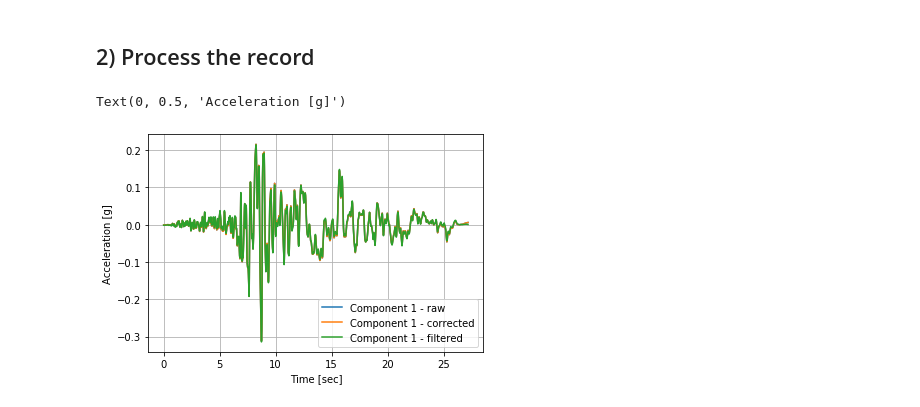
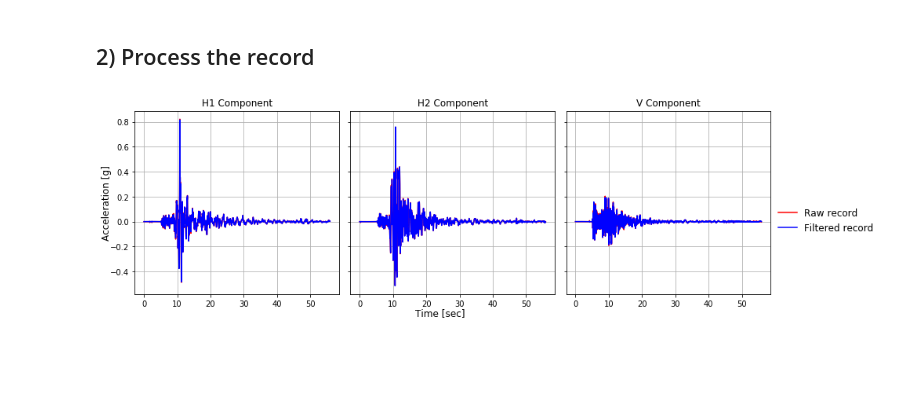
Before and after one commit to mgrubisic/EzGM, a Jupyter notebook: Examples/binder/Example4.ipynb, the cells around one changed output. Drawn from its saved outputs; the diff is of its cells as text; code cells hidden in the pictures; blank space fills up the shorter version.

```diff
--- a/Examples/binder/Example4.ipynb
+++ b/Examples/binder/Example4.ipynb
@@ -48,15 +59,25 @@ Periods, Sa_RotDxx = signal.RotDxx_spectrum(Ag1, Ag2, dt, T = np.arange(0,4.05,0
-# %%
-# Since the NGAW2 records are already processed we will not see any difference.
-plt.figure()
-plt.plot(t, Ag1, label='Component 1 - raw')
-plt.plot(t, Ag_corrected, label='Component 1 - corrected')
-plt.plot(t, Ag_filtered, label='Component 1 - filtered')
-plt.legend()
-plt.grid(True)
-plt.xlabel('Time [sec]')
-plt.ylabel('Acceleration [g]')
-# %% [output]
-Text(0, 0.5, 'Acceleration [g]')
-[figure, removed]
+# %%
+fig, axs = plt.subplots(nrows=1, ncols=3, sharex=True, sharey=True, figsize=(12,4))
+axs[0].plot(t, Ag1, label='Raw record', color='red')
+axs[0].plot(t, Ag1_filtered, label='Filtered record', color='blue')
+axs[0].grid(True)
+axs[0].set_title('H1 Component')
+axs[1].plot(t, Ag2, color='red')
+axs[1].plot(t, Ag2_filtered, color='blue')
+axs[1].grid(True)
+axs[1].set_title('H2 Component')
+axs[2].plot(t, Ag3, color='red')
+axs[2].plot(t, Ag3_filtered, color='blue')
+axs[2].grid(True)
+axs[2].set_title('V Component')
+
+fig.text(0.5, 0.0, 'Time [sec]', ha='center', fontsize=12)
+fig.text(0.0, 0.5, 'Acceleration [g]', va='center', rotation='vertical', fontsize=12)
+
+handles, labels = axs[0].get_legend_handles_labels()
+fig.legend(handles, labels, bbox_to_anchor=(0.66, 0.05, 0.5, 0.5), fontsize=12, frameon=False)
+plt.tight_layout()
+# %% [output]
+[figure, added]
 # %%
 plt.figure()
```
Also changed, not shown: parts of 6 cells of this notebook, 18 other files.
